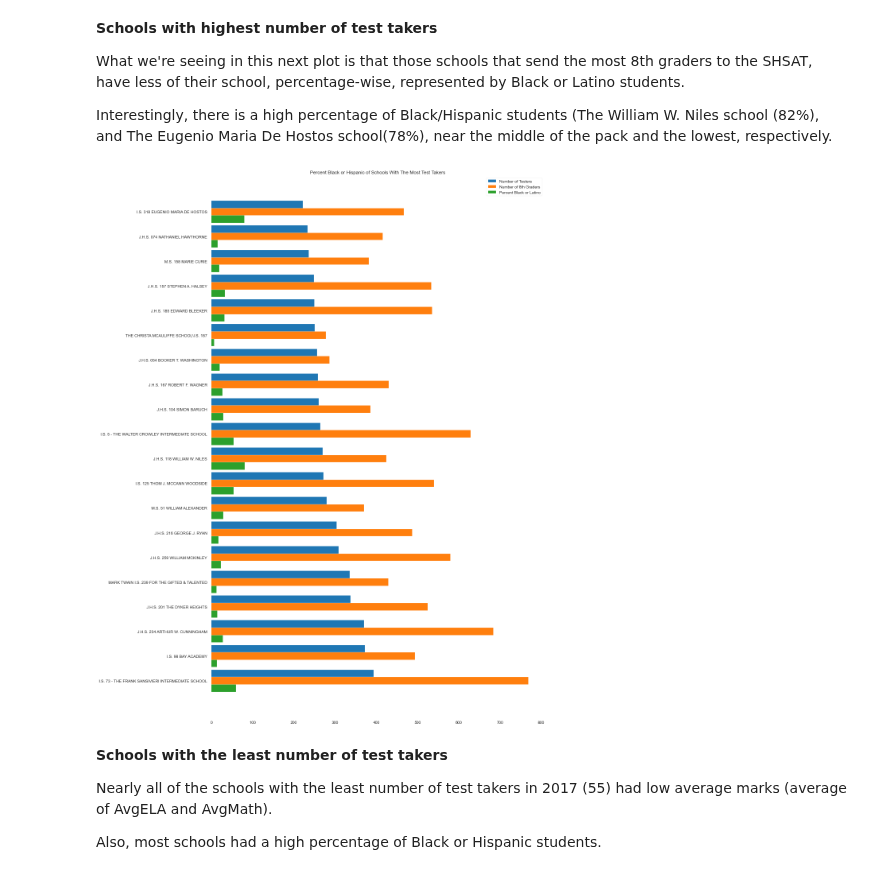
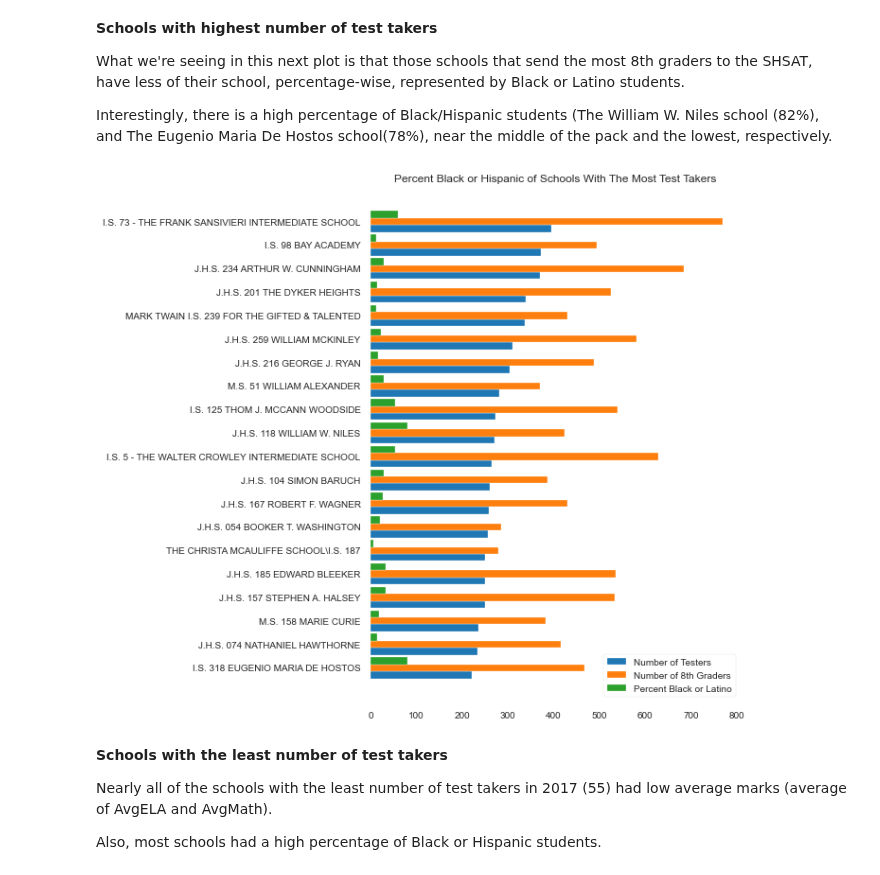
Before and after one commit to dj-m/CapstoneTwo, a Jupyter notebook: notebooks/CapstoneTwo_PredictingHighSchoolAdmissionsOffers.ipynb, the cells around one changed output. Saved outputs shown, nothing was run; the diff lists cells and outputs as text; code cells hidden in the pictures.

Commit message:
Modified all the plots to be around the same size

```diff
--- a/notebooks/CapstoneTwo_PredictingHighSchoolAdmissionsOffers.ipynb
+++ b/notebooks/CapstoneTwo_PredictingHighSchoolAdmissionsOffers.ipynb
@@ -401,19 +402,20 @@ What we're seeing in this next plot is that those schools that send the most 8th
 Interestingly, there is a high percentage of Black/Hispanic students (The William W. Niles school (82%), and The Eugenio Maria De Hostos school(78%), near the middle of the pack and the lowest, respectively.
 # %%
 most_testtakers = df_main.nlargest(20, 'NumTestTakers', keep = 'all')
-_ = plt.figure(figsize = (15,25))
+_ = plt.figure(figsize = (7,10))
 _ = plt.title('Percent Black or Hispanic of Schools With The Most Test Takers')
 h = 0.3
 testers = plt.barh(np.arange(len(most_testtakers))+h, most_testtakers.NumTestTakers, height = h,
                    label = 'Number of Testers')
 eight_graders = plt.barh(np.arange(len(most_testtakers)), most_testtakers.count_of_students_in_hs_admissions,
                          height = h, label = 'Number of 8th Graders')
-pct_blk_hisp = plt.barh(np.arange(len(most_testakers))-h, most_testtakers.PctBlackOrHispanic, height = h,
+pct_blk_hisp = plt.barh(np.arange(len(most_testtakers))-h, most_testtakers.PctBlackOrHispanic, height = h,
                         label = 'Percent Black or Latino')
 plt.yticks(np.arange(len(most_testtakers)), most_testtakers.feeder_school_name)
-_ = plt.legend(handles=[testers,eight_graders,pct_blk_hisp], loc = 'upper right')
+_ = plt.legend(handles=[testers,eight_graders,pct_blk_hisp], loc = 'best')
+_ = plt.gca().invert_yaxis()
 # %% [output]
-[figure, old version]
+[figure, new version]
 # %% [markdown]
 **Schools with the least number of test takers**
 
```
Also changed, not shown: parts of 8 cells of this notebook.
